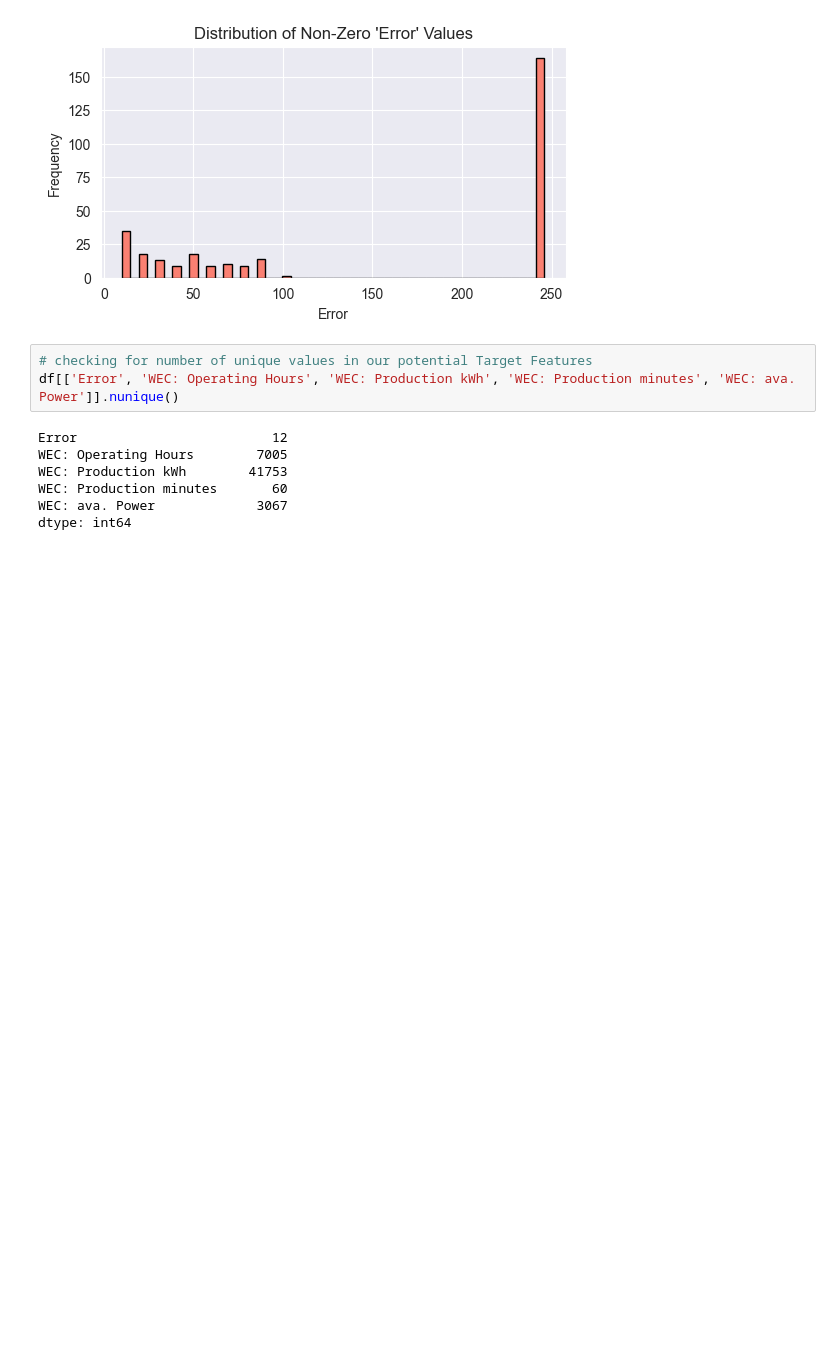
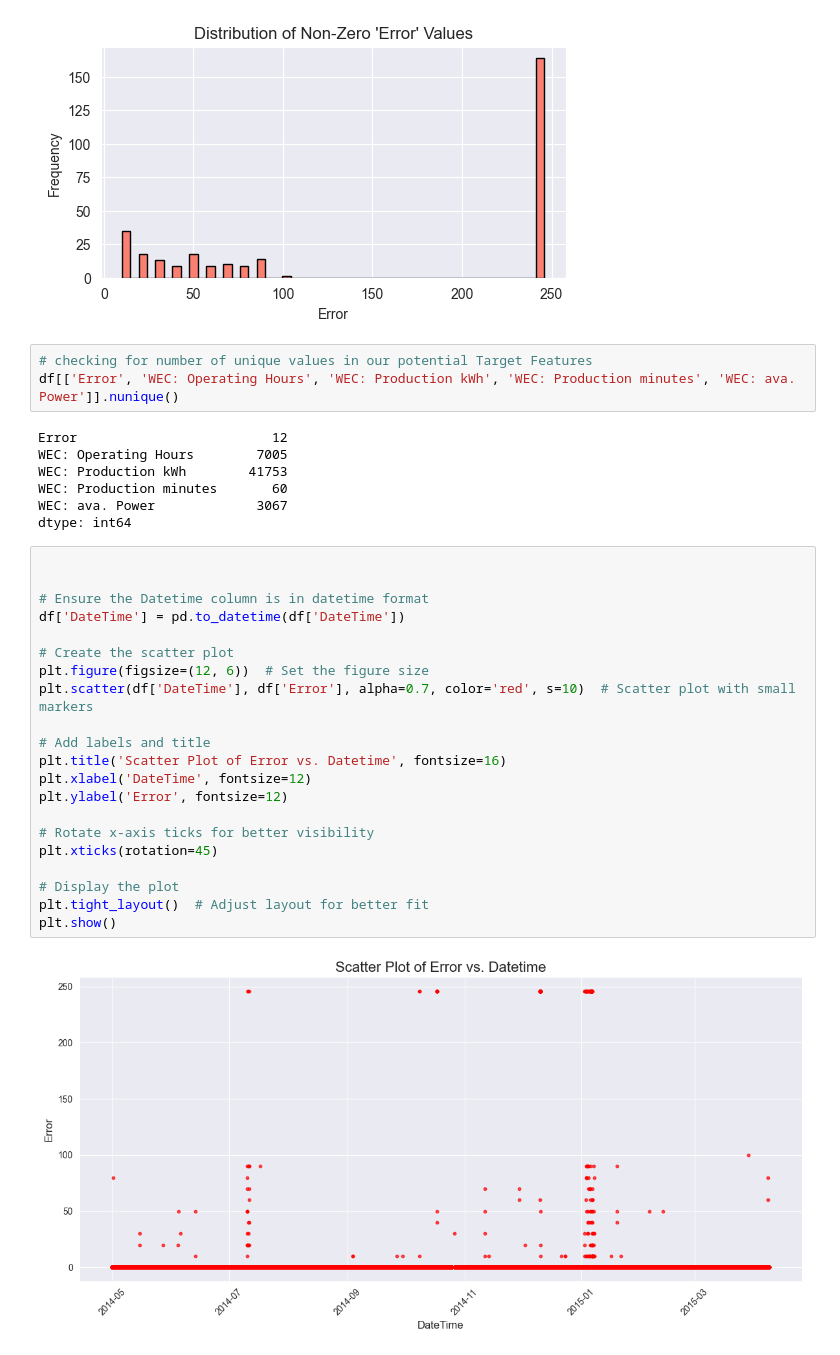
Before and after one commit to rhkraptor/AML, a Jupyter notebook: AML_Projekt.ipynb, the cells around one changed output. Saved outputs shown, nothing was run; the diff lists cells and outputs as text; blank space fills up the shorter version.

```diff
--- a/AML_Projekt.ipynb
+++ b/AML_Projekt.ipynb
@@ -257,3 +257,26 @@ WEC: Production kWh        41753
 WEC: Production minutes       60
 WEC: ava. Power             3067
 dtype: int64
+# %%
+
+
+# Ensure the Datetime column is in datetime format
+df['DateTime'] = pd.to_datetime(df['DateTime'])
+
+# Create the scatter plot
+plt.figure(figsize=(12, 6))  # Set the figure size
+plt.scatter(df['DateTime'], df['Error'], alpha=0.7, color='red', s=10)  # Scatter plot with small markers
+
+# Add labels and title
+plt.title('Scatter Plot of Error vs. Datetime', fontsize=16)
+plt.xlabel('DateTime', fontsize=12)
+plt.ylabel('Error', fontsize=12)
+
+# Rotate x-axis ticks for better visibility
+plt.xticks(rotation=45)
+
+# Display the plot
+plt.tight_layout()  # Adjust layout for better fit
+plt.show()
+# %% [output]
+[figure, added]
```
